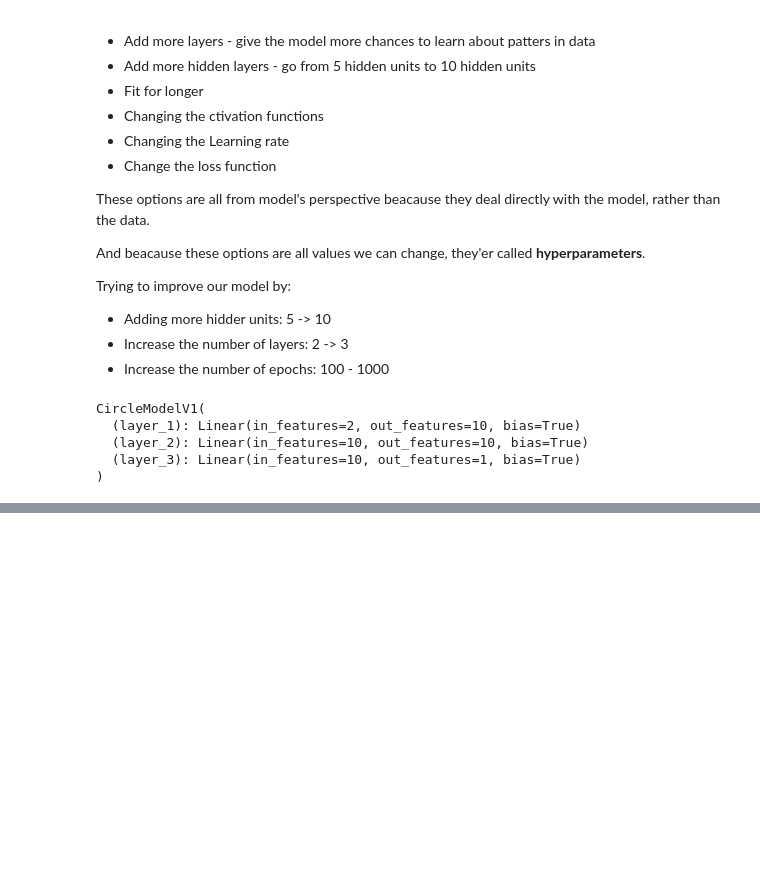
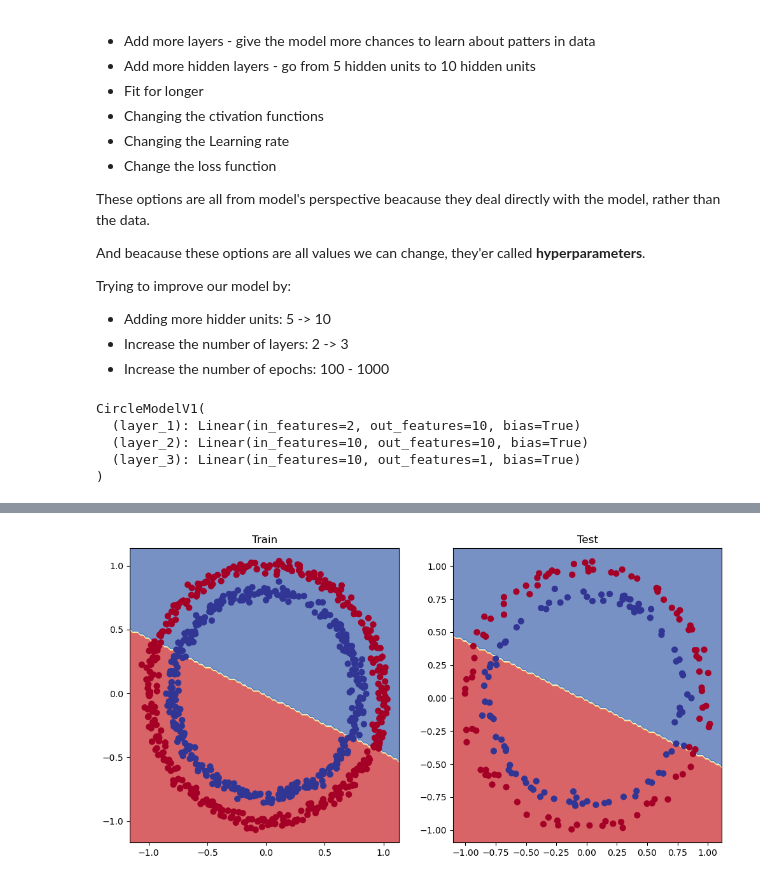
Before and after one commit to Rumit95/Pytorch-for-DL, a Jupyter notebook: pytorch-02-classification.ipynb, the cells around one changed output, grey strips where cells are left out. Drawn from its saved outputs; the diff is of its cells as text; code cells hidden in the pictures; blank space fills up the shorter version.

```diff
--- a/pytorch-02-classification.ipynb
+++ b/pytorch-02-classification.ipynb
@@ -461,0 +482,9 @@ CircleModelV1(
+# %%
+# Create a loss function
+
+loss_fn = nn.BCEWithLogitsLoss()
+
+# Create an optimizer
+
+optimizer = torch.optim.SGD(params=model_1.parameters(),
+                            lr=0.1)
@@ -461,0 +551,11 @@ CircleModelV1(
+# %%
+# Plot the descision boundary
+plt.figure(figsize=(12, 6))
+plt.subplot(1,2,1)
+plt.title("Train")
+plot_decision_boundary(model_1, X_train, y_train)
+plt.subplot(1,2,2)
+plt.title("Test")
+plot_decision_boundary(model_1, X_test, y_test)
+# %% [output]
+[figure, added]
```
Also changed, not shown: parts of 9 cells of this notebook.
